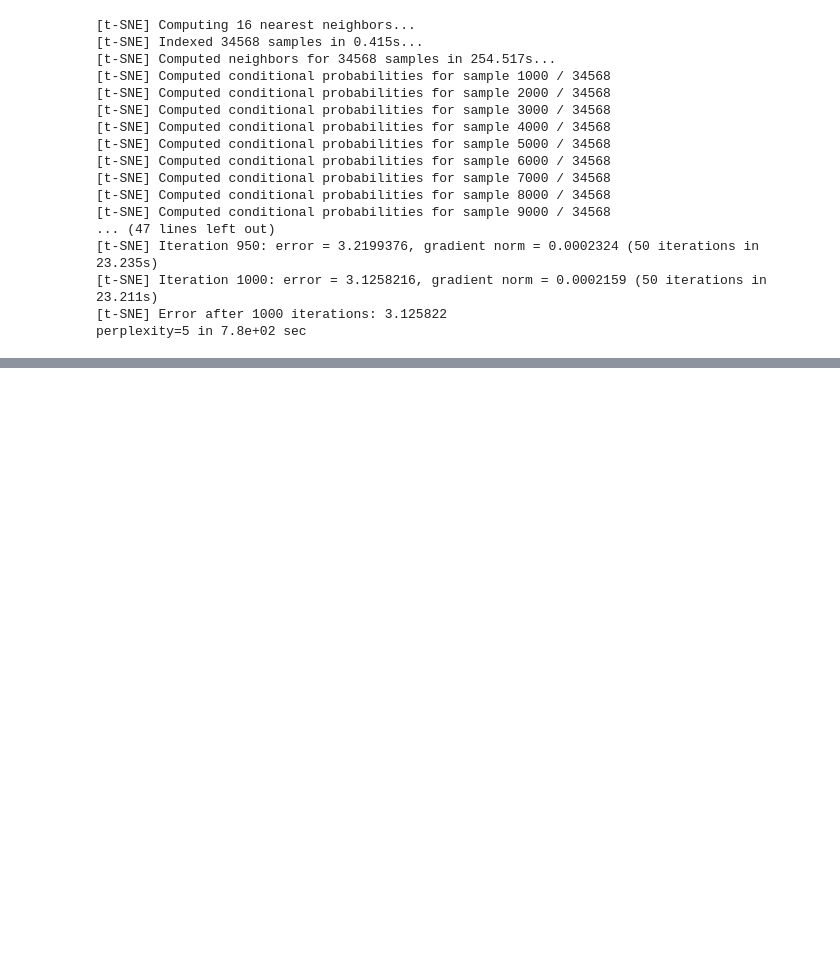
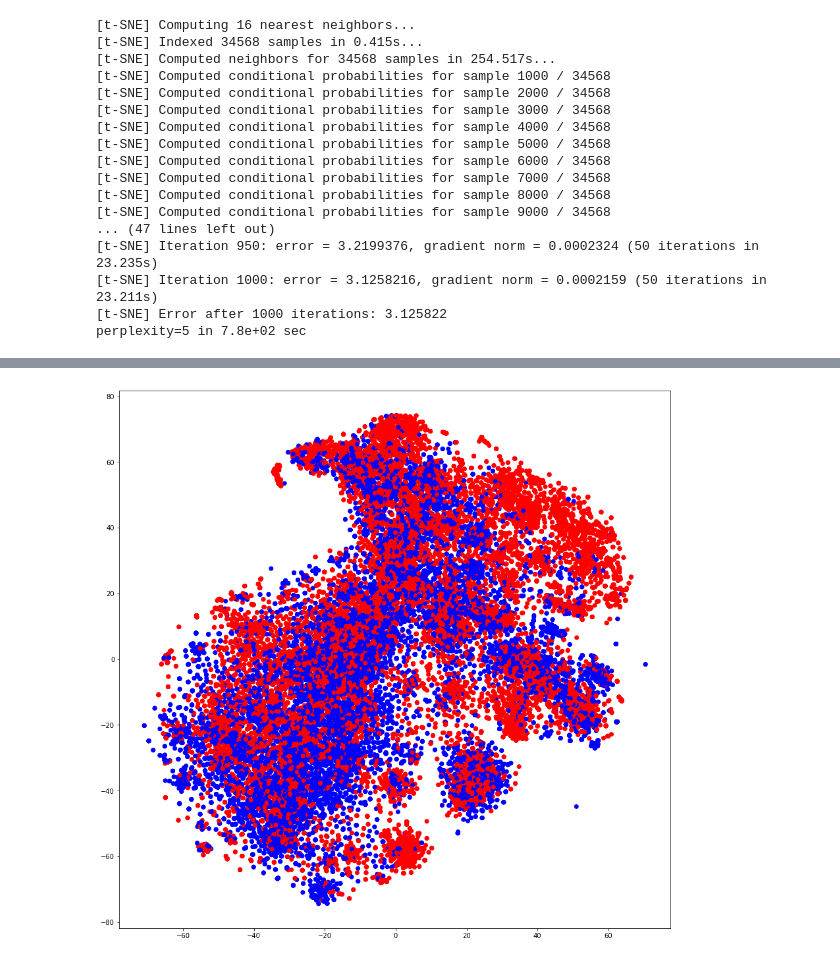
Before and after one commit to cdmatters/automatic_documentation, a Jupyter notebook: DataExplore.ipynb, the cells around one changed output, grey strips where cells are left out. Saved outputs shown, nothing was run; the diff lists cells and outputs as text; code cells hidden in the pictures; blank space fills up the shorter version.

```diff
--- a/DataExplore.ipynb
+++ b/DataExplore.ipynb
@@ -588,0 +683,4 @@ print(set(L2))
+# %%
+for p,l in [(150, 10), (100,5)]:
+    Y5 = tsne_transform(M, perplexity=p, learning_rate=l, iterations=5000)
+    TSNE_results.append((Y5,p,l))
@@ -588,0 +705,4 @@ print(set(L2))
+# %%
+plot_scatter(TSNE_results[-2][0], L3)
+# %% [output]
+[figure, added]
```
Also changed, not shown: parts of 12 cells of this notebook.
